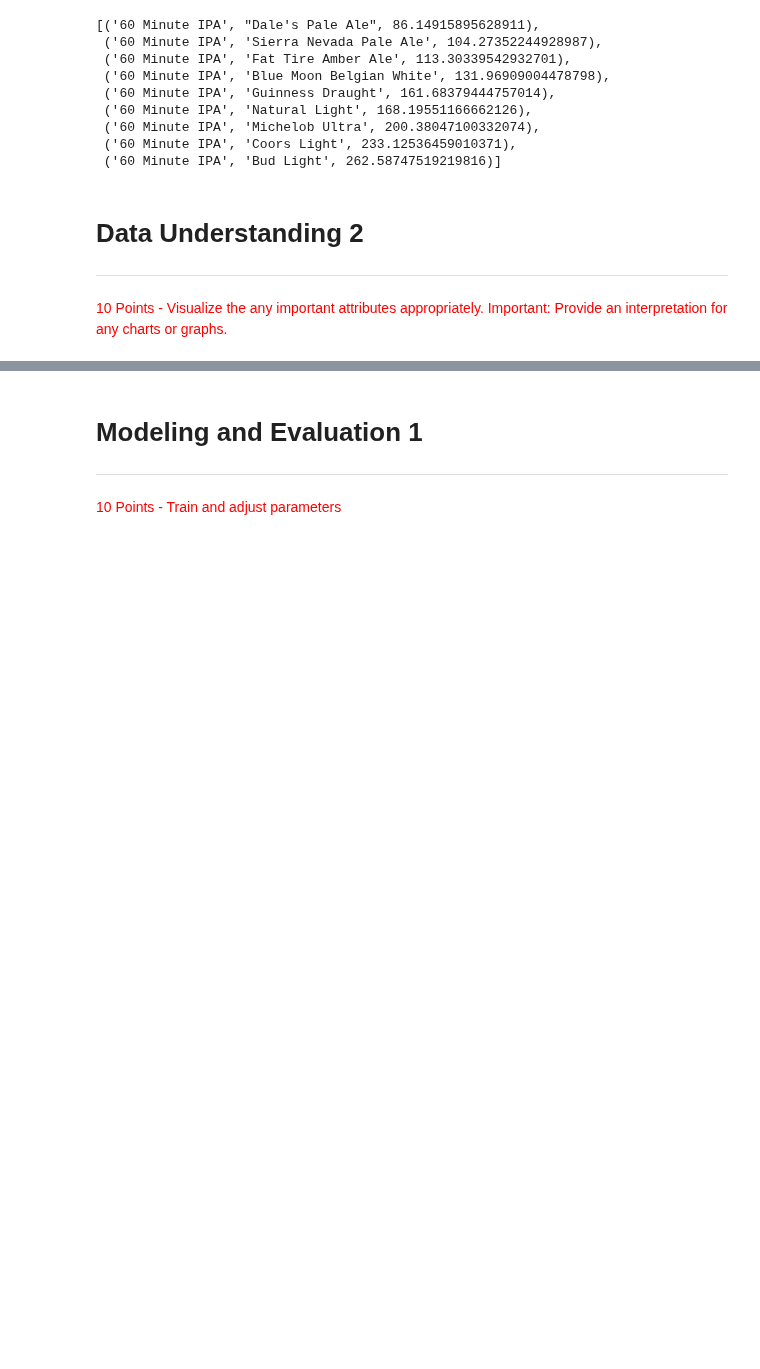
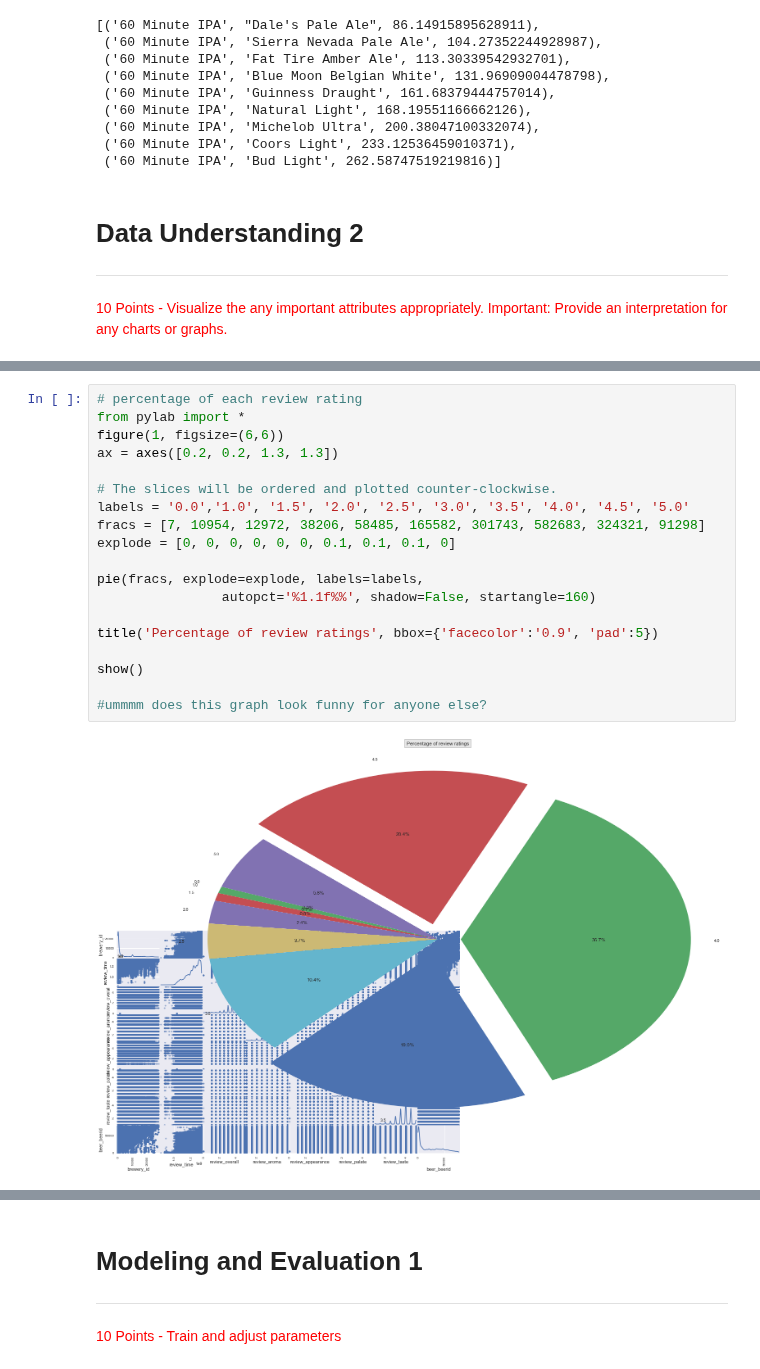
Before and after one commit to wkerneck/DataMiningClass, a Jupyter notebook: 7331_Data_MiningProject_3_CC.ipynb, the cells around one changed output, grey strips where cells are left out. Drawn from its saved outputs; the diff is of its cells as text; blank space fills up the shorter version.

Commit message:
updates
-cleaned data (remove NULL, note DF name was changed&changed back to beerDF)
-tried to implement some visualizations ....

```diff
--- a/7331_Data_MiningProject_3_CC.ipynb
+++ b/7331_Data_MiningProject_3_CC.ipynb
@@ -370,0 +479,21 @@ Insert Content Here!
+# %%
+# percentage of each review rating
+from pylab import *
+figure(1, figsize=(6,6))
+ax = axes([0.2, 0.2, 1.3, 1.3])
+
+# The slices will be ordered and plotted counter-clockwise.
+labels = '0.0','1.0', '1.5', '2.0', '2.5', '3.0', '3.5', '4.0', '4.5', '5.0'
+fracs = [7, 10954, 12972, 38206, 58485, 165582, 301743, 582683, 324321, 91298]
+explode = [0, 0, 0, 0, 0, 0, 0.1, 0.1, 0.1, 0]
+
+pie(fracs, explode=explode, labels=labels,
+                autopct='%1.1f%%', shadow=False, startangle=160)
+
+title('Percentage of review ratings', bbox={'facecolor':'0.9', 'pad':5})
+
+show()
+
+#ummmm does this graph look funny for anyone else?
+# %% [output]
+[figure, added]
```
Also changed, not shown: parts of 31 cells of this notebook.
